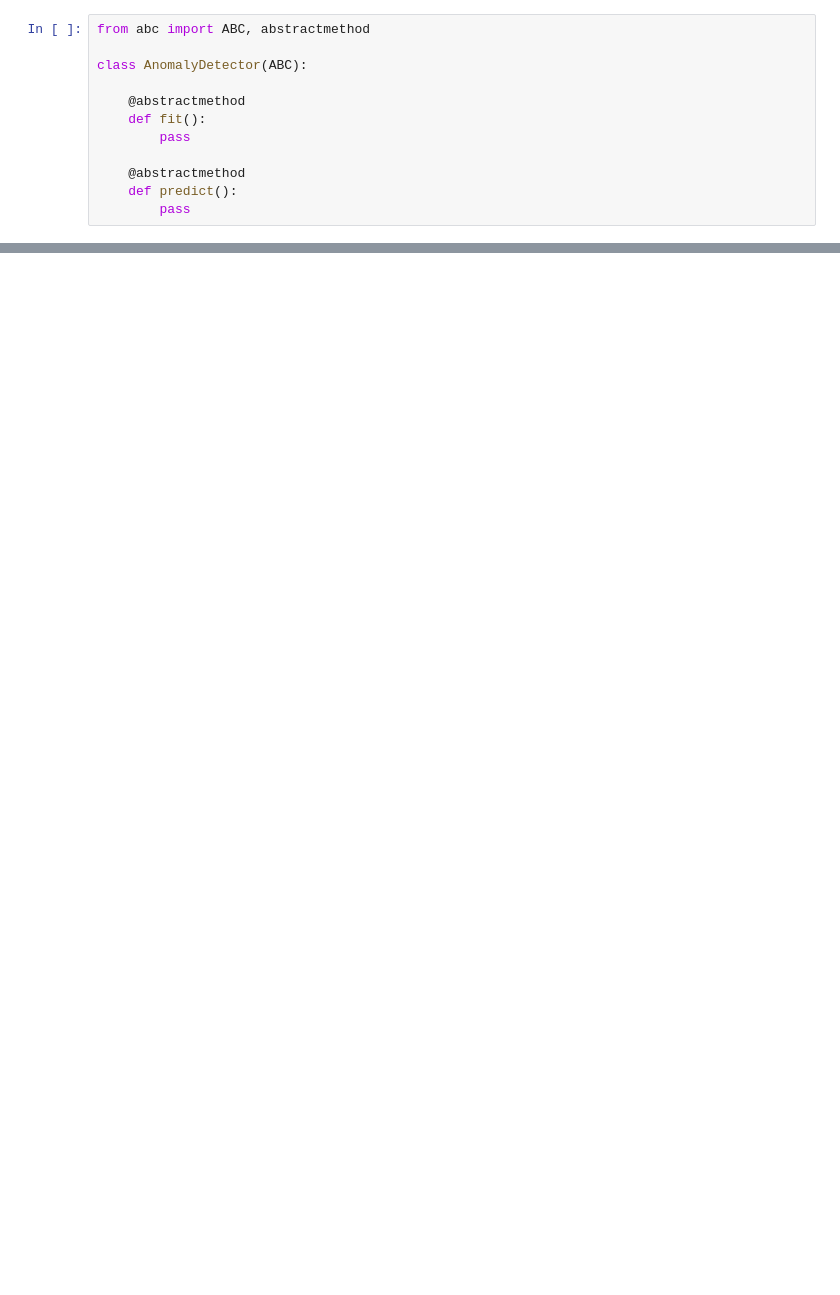
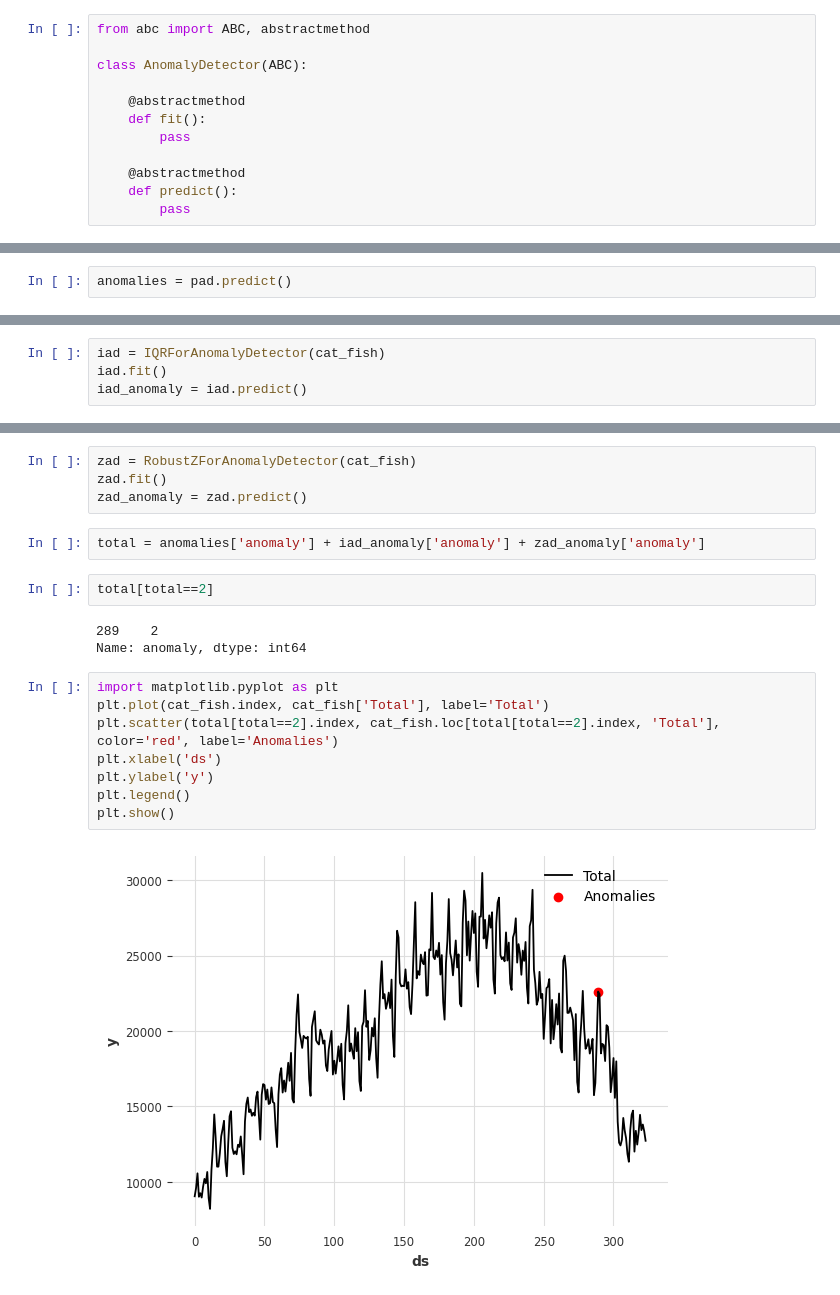
Before and after one commit to aswinselva04/researchnotebooks, a Jupyter notebook: Anomaly_Detection_Final.ipynb, the cells around one changed output, grey strips where cells are left out. Drawn from its saved outputs; the diff is of its cells as text; blank space fills up the shorter version.

```diff
--- a/Anomaly_Detection_Final.ipynb
+++ b/Anomaly_Detection_Final.ipynb
@@ -275,0 +297,2 @@ class RobustZForAnomalyDetector:
+# %%
+anomalies = pad.predict()
@@ -275,0 +323,4 @@ class RobustZForAnomalyDetector:
+# %%
+iad = IQRForAnomalyDetector(cat_fish)
+iad.fit()
+iad_anomaly = iad.predict()
@@ -275,0 +339,21 @@ class RobustZForAnomalyDetector:
+# %%
+zad = RobustZForAnomalyDetector(cat_fish)
+zad.fit()
+zad_anomaly = zad.predict()
+# %%
+total = anomalies['anomaly'] + iad_anomaly['anomaly'] + zad_anomaly['anomaly']
+# %%
+total[total==2]
+# %% [output]
+289    2
+Name: anomaly, dtype: int64
+# %%
+import matplotlib.pyplot as plt
+plt.plot(cat_fish.index, cat_fish['Total'], label='Total')
+plt.scatter(total[total==2].index, cat_fish.loc[total[total==2].index, 'Total'], color='red', label='Anomalies')
+plt.xlabel('ds')
+plt.ylabel('y')
+plt.legend()
+plt.show()
+# %% [output]
+[figure, added]
```
Also changed, not shown: parts of 15 cells of this notebook, 5 other files.
